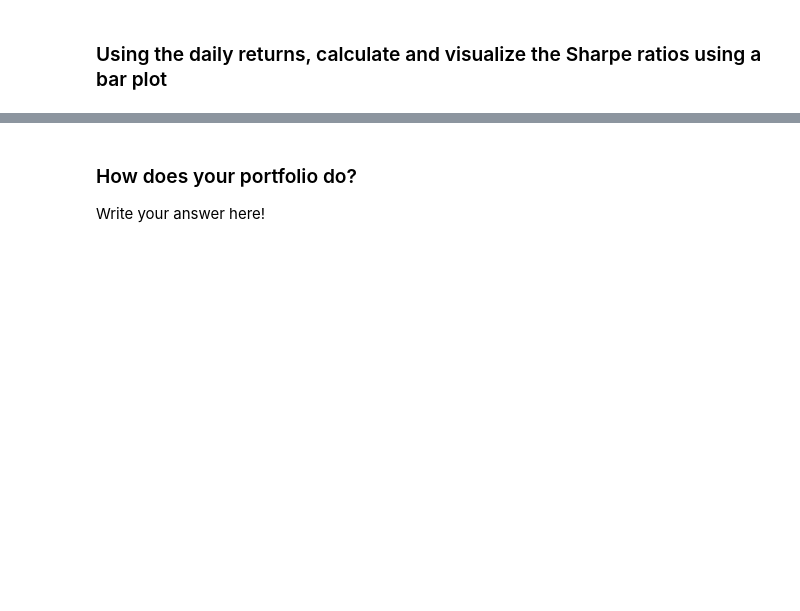
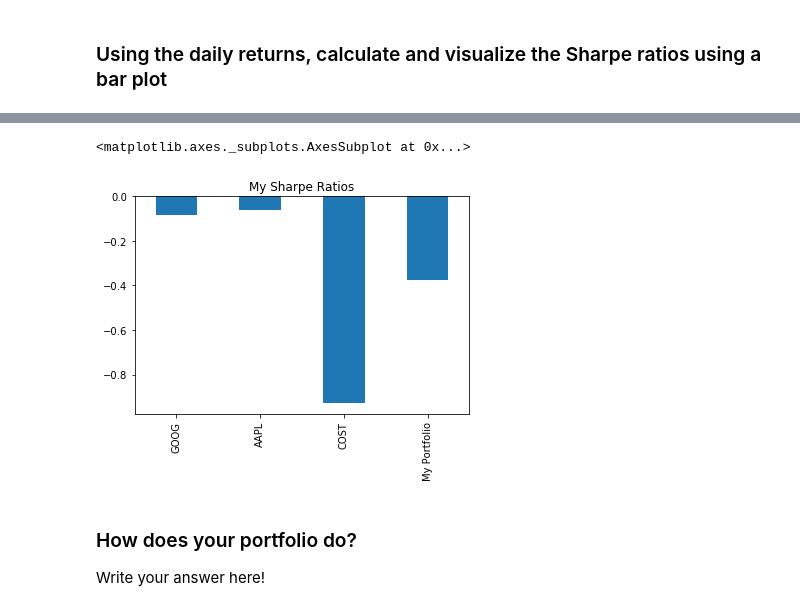
Before and after one commit to jarewa2/Pandas, a Jupyter notebook: whale_analysis.ipynb, the cells around one changed output, grey strips where cells are left out. Drawn from its saved outputs; the diff is of its cells as text; code cells hidden in the pictures; blank space fills up the shorter version.

```diff
--- a/whale_analysis.ipynb
+++ b/whale_analysis.ipynb
@@ -577,5 +606,9 @@ rolling_std.plot(figsize=(20,10))
 # %%
 # Visualize the sharpe ratios as a bar plot
+new_sharpe_ratios.plot.bar(title='My Sharpe Ratios')
+# %% [output]
+<matplotlib.axes._subplots.AxesSubplot at 0x...>
+[figure, added]
 # %% [markdown]
 ### How does your portfolio do?
 
```
Also changed, not shown: parts of 8 cells of this notebook.
